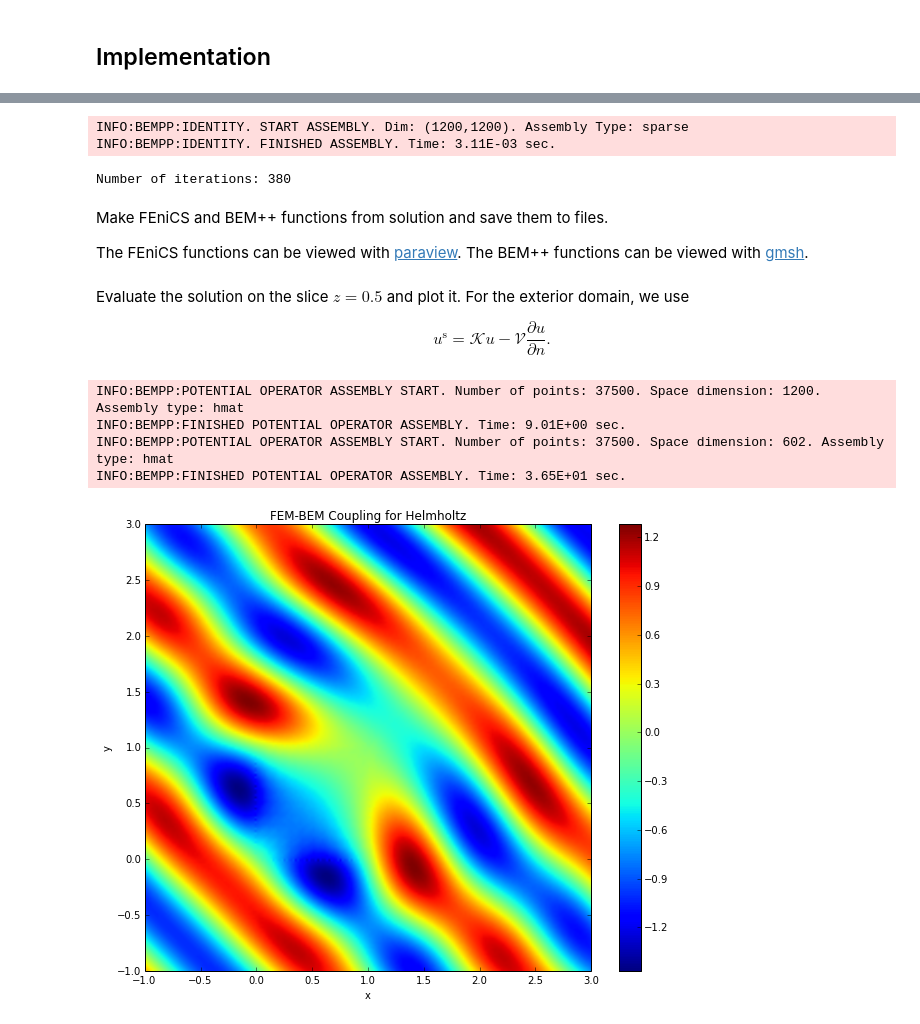
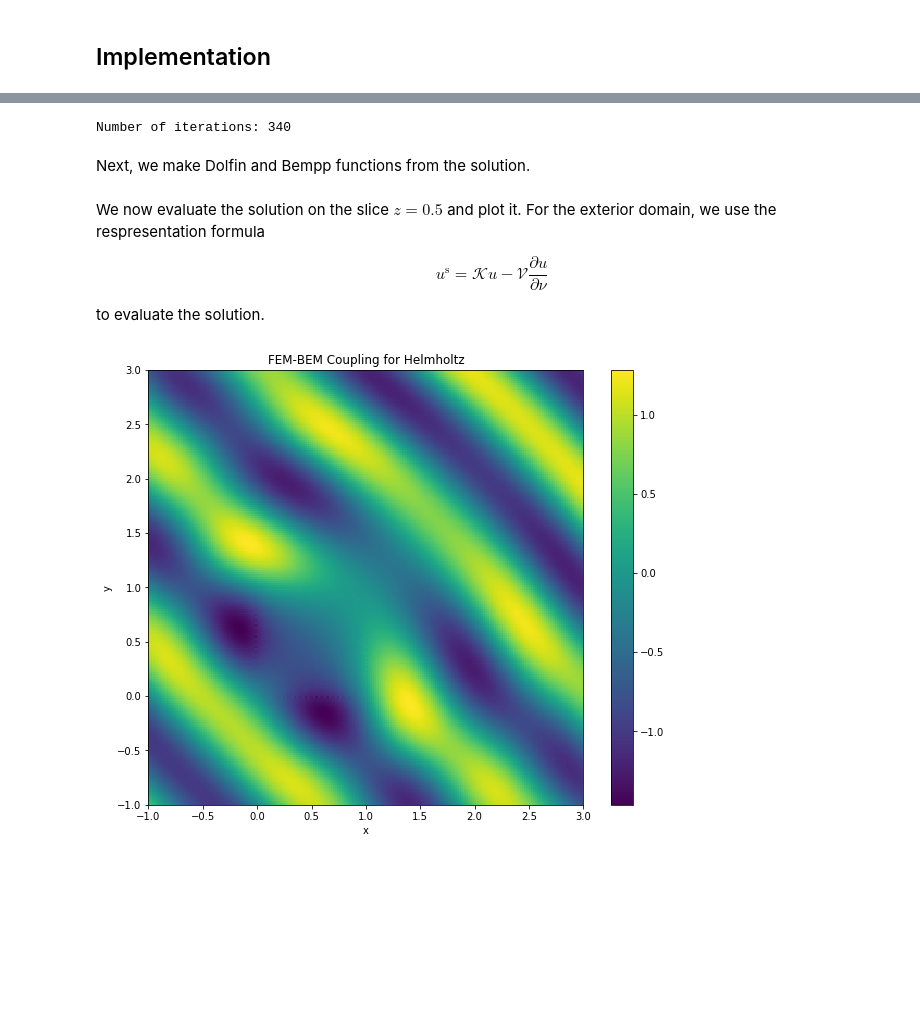
Before and after one commit to mscroggs/bempp-tutorials, a Jupyter notebook: notebooks/simple_helmholtz_fem_bem_coupling.ipynb, the cells around one changed output, grey strips where cells are left out. Cells and saved outputs as stored; diff of their text form; code cells hidden in the pictures; blank space fills up the shorter version.

Commit message:
Updated FEM-BEM example for new version of Bempp

```diff
--- a/notebooks/simple_helmholtz_fem_bem_coupling.ipynb
+++ b/notebooks/simple_helmholtz_fem_bem_coupling.ipynb
@@ -156,5 +149,5 @@ Create the FEniCS function spaces and the function n.
 # %%
 u = dolfin.TrialFunction(fenics_space)
 v = dolfin.TestFunction(fenics_space)
-n = .5
+n = 0.5
 # %% [markdown]
@@ -218,12 +197,14 @@ from scipy.sparse.linalg import LinearOperator
 # Although it is not a boundary operator we can use
 # the SparseInverseDiscreteBoundaryOperator function from
 # BEM++ to turn its LU decomposition into a linear operator.
-P1 = bempp.api.InverseSparseDiscreteBoundaryOperator(blocked[0,0].sparse_operator.tocsc())
+P1 = bempp.api.InverseSparseDiscreteBoundaryOperator(
+    blocked[0,0].sparse_operator.tocsc())
 
 # For the Laplace slp we use a simple mass matrix preconditioner.
 # This is sufficient for smaller low-frequency problems.
 P2 = bempp.api.InverseSparseDiscreteBoundaryOperator(
-    bempp.api.operators.boundary.sparse.identity(bempp_space, bempp_space, bempp_space).weak_form())
+    bempp.api.operators.boundary.sparse.identity(
+        bempp_space, bempp_space, bempp_space).weak_form())
 
 # Create a block diagonal preconditioner object using the Scipy LinearOperator class
 def apply_prec(x):
@@ -236,7 +217,8 @@ def apply_prec(x):
     res1 = P1.dot(x[:n1])
     res2 = P2.dot(x[n1:])
     return np.concatenate([res1, res2])
-p_shape = (P1.shape[0]+P2.shape[0], P1.shape[1]+P2.shape[1])
+
+p_shape = (P1.shape[0] + P2.shape[0], P1.shape[1] + P2.shape[1])
 P = LinearOperator(p_shape, apply_prec, dtype=np.dtype('complex128'))
 
 # Create a callback function to count the number of iterations
@@ -253,12 +235,8 @@ soln_bem = soln[mesh.num_vertices():]
 
 print("Number of iterations: {0}".format(it_count))
 # %% [output]
-INFO:BEMPP:IDENTITY. START ASSEMBLY. Dim: (1200,1200). Assembly Type: sparse
-INFO:BEMPP:IDENTITY. FINISHED ASSEMBLY. Time: 3.11E-03 sec.
+Number of iterations: 340
-Number of iterations: 380
-# %% [markdown]
-Make FEniCS and BEM++ functions from solution and save them to files.
-
-The FEniCS functions can be viewed with <a href='http://www.paraview.org/' target='new'>paraview</a>. The BEM++ functions can be viewed with <a href='http://geuz.org/gmsh/' target='new'>gmsh</a>.
+# %% [markdown]
+Next, we make Dolfin and Bempp functions from the solution.
 # %%
 # Store the real part of the FEM solution
@@ -281,59 +252,63 @@ bempp.api.export(grid_function=neumann_fun, file_name='boundary_normal_data.msh'
 # %% [markdown]
-Evaluate the solution on the slice $z=0.5$ and plot it. For the exterior domain, we use
+We now evaluate the solution on the slice $z=0.5$ and plot it. For the exterior domain, we use the respresentation formula
 
 $$
-u^\text{s} = \mathcal{K}u-\mathcal{V}\frac{\partial u}{\partial n}.
+u^\text{s} = \mathcal{K}u-\mathcal{V}\frac{\partial u}{\partial \nu}
 $$
+
+to evaluate the solution.
 # %%
 # The next command ensures that plots are shown within the IPython notebook
 %matplotlib inline
 
-# Reduce the H-Matrix accuracy since the evaluation of potentials for plotting
+# Reduce the H-matrix accuracy since the evaluation of potentials for plotting
 # needs not be very accurate.
 bempp.api.global_parameters.hmat.eps = 1E-2
 
 Nx=200
 Ny=200
 xmin, xmax, ymin, ymax=[-1,3,-1,3]
 plot_grid = np.mgrid[xmin:xmax:Nx*1j,ymin:ymax:Ny*1j]
-points = np.vstack((plot_grid[0].ravel(), plot_grid[1].ravel(), np.array([0.5]*plot_grid[0].size)))
+points = np.vstack((plot_grid[0].ravel(),
+                    plot_grid[1].ravel(),
+                    np.array([0.5]*plot_grid[0].size)))
 plot_me = np.zeros(points.shape[1], dtype=np.complex128)
 
 x,y,z = points
-bem_x = np.logical_not((x>0)*(x< 1)*(y > 0)*(y < 1)*(z > 0)*(z< 1))
+bem_x = np.logical_not((x>0) * (x<1) * (y>0) * (y<1) * (z>0) * (z<1))
 
-slp_pot= bempp.api.operators.potential.helmholtz.single_layer(bempp_space,points[:,bem_x],k)
-dlp_pot= bempp.api.operators.potential.helmholtz.double_layer(trace_space,points[:,bem_x],k)
+slp_pot= bempp.api.operators.potential.helmholtz.single_layer(
+    bempp_space, points[:, bem_x], k)
+dlp_pot= bempp.api.operators.potential.helmholtz.double_layer(
+    trace_space, points[:, bem_x], k)
 
-plot_me[bem_x] += np.exp(1j*k*(points[0,bem_x]*d[0]+points[1,bem_x]*d[1]+points[2,bem_x]*d[2]))
+plot_me[bem_x] += np.exp(1j * k * (points[0, bem_x] * d[0] \
+                                 + points[1, bem_x] * d[1] \
+                                 + points[2, bem_x] * d[2]))
 plot_me[bem_x] += dlp_pot.evaluate(dirichlet_fun).flat
 plot_me[bem_x] -= slp_pot.evaluate(neumann_fun).flat
 
-fem_points = points[:,np.logical_not(bem_x)].transpose()
+fem_points = points[:, np.logical_not(bem_x)].transpose()
 fem_val = np.zeros(len(fem_points))
 for p,point in enumerate(fem_points):
     result = np.zeros(1)
-    u.eval(result,point)
+    u.eval(result, point)
     fem_val[p] = result[0]
 
 plot_me[np.logical_not(bem_x)] += fem_val
 
-plot_me = plot_me.reshape((Nx,Ny))
+plot_me = plot_me.reshape((Nx, Ny))
 
 plot_me = plot_me.transpose()[::-1]
 
 # Plot the image
 from matplotlib import pyplot as plt
-fig=plt.figure(  figsize =(10, 8))
-plt.imshow(np.real(plot_me),extent=[xmin,xmax,ymin,ymax])
+fig=plt.figure(figsize=(10, 8))
+plt.imshow(np.real(plot_me), extent=[xmin, xmax, ymin, ymax])
 plt.xlabel('x')
 plt.ylabel('y')
 plt.colorbar()
 plt.title("FEM-BEM Coupling for Helmholtz")
 plt.show()
 # %% [output]
-INFO:BEMPP:POTENTIAL OPERATOR ASSEMBLY START. Number of points: 37500. Space dimension: 1200. Assembly type: hmat
-INFO:BEMPP:FINISHED POTENTIAL OPERATOR ASSEMBLY. Time: 9.01E+00 sec.
-INFO:BEMPP:POTENTIAL OPERATOR ASSEMBLY START. Number of points: 37500. Space dimension: 602. Assembly type: hmat
-INFO:BEMPP:FINISHED POTENTIAL OPERATOR ASSEMBLY. Time: 3.65E+01 sec.
-[figure, old version]
+[figure, new version]
```
Also changed, not shown: parts of 19 cells of this notebook.
